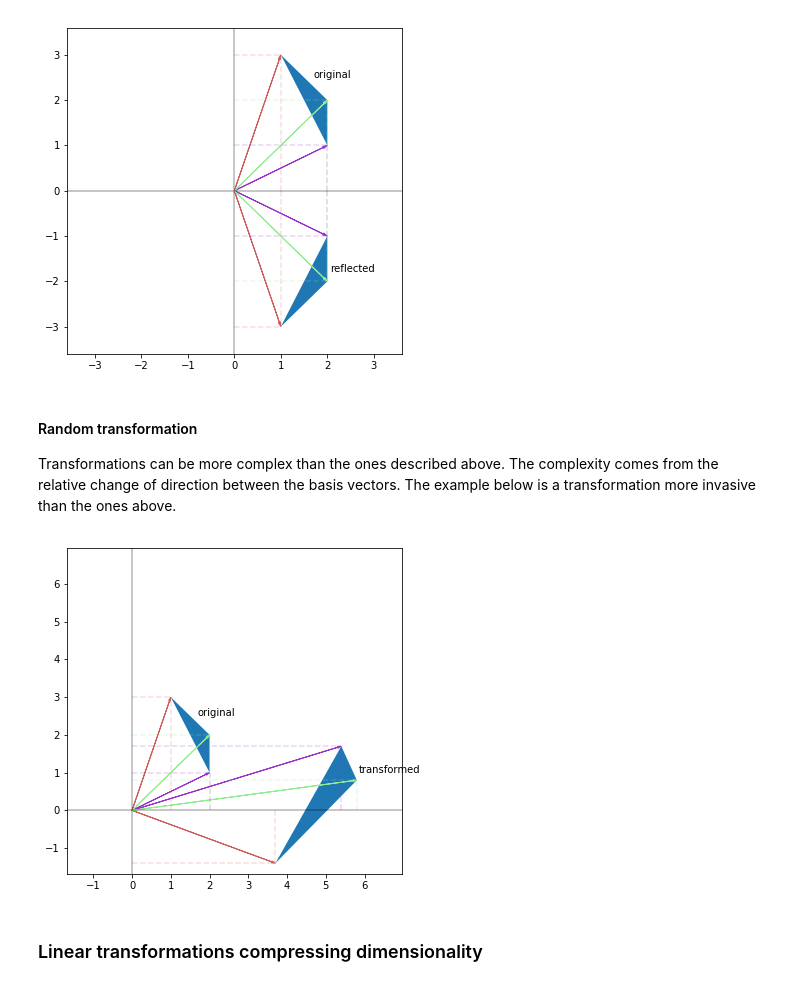
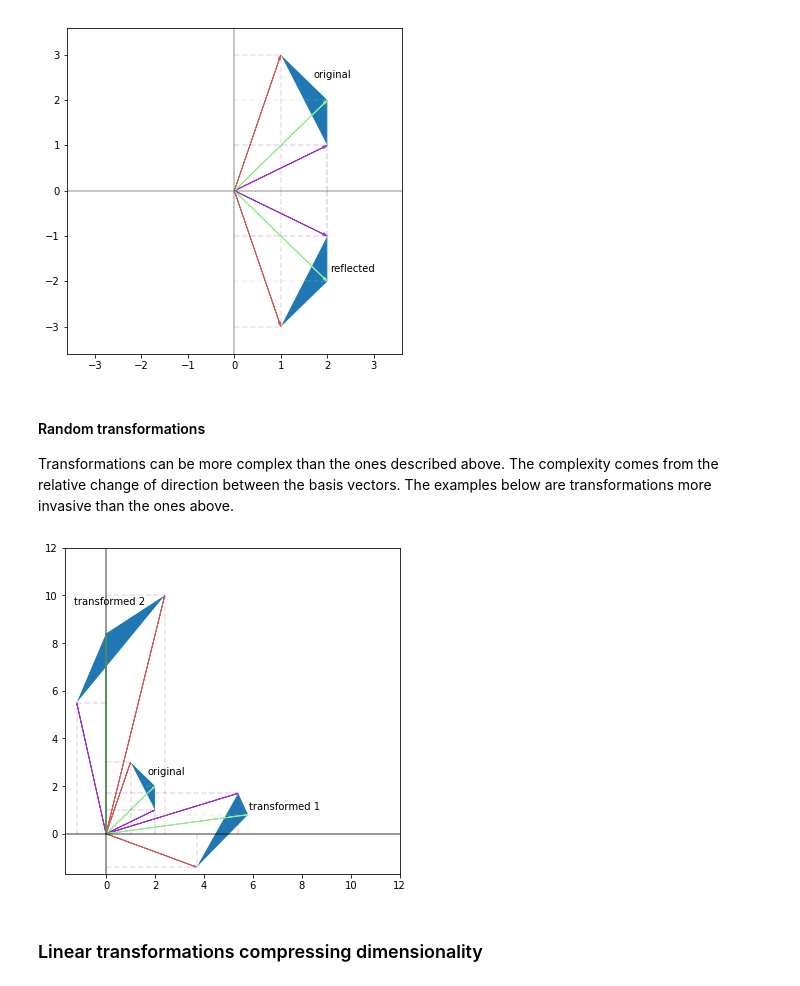
Before and after one commit to koulakis/interactive-math-for-data-science, a Jupyter notebook: linear_algebra.ipynb, the cells around one changed output. Saved outputs shown, nothing was run; the diff lists cells and outputs as text; code cells hidden in the pictures.

Commit message:
Second random transformation.

```diff
--- a/linear_algebra.ipynb
+++ b/linear_algebra.ipynb
@@ -412,26 +412,35 @@ plt.show()
 # %% [output]
 [figure]
 # %% [markdown]
-#### Random transformation
-Transformations can be more complex than the ones described above. The complexity comes from the relative change of direction between the basis vectors. The example below is a transformation more invasive than the ones above.
+#### Random transformations
+Transformations can be more complex than the ones described above. The complexity comes from the relative change of direction between the basis vectors. The examples below are transformations more invasive than the ones above.
 # %%
-any_matrix = np.array([
+any_matrix_1 = np.array([
     [2.5, 0.4],
     [1.3, -0.9]
 ])
 
-transformed_vectors = [np.matmul(any_matrix, vector) for vector in vectors]
+any_matrix_2 = np.array([
+    [-1.2, 1.2],
+    [1.3, 2.9]
+])
+
+transformed_vectors_1 = [np.matmul(any_matrix_1, vector) for vector in vectors]
+transformed_vectors_2 = [np.matmul(any_matrix_2, vector) for vector in vectors]
 
 plt.figure(figsize=(6, 6))
 plot_vectors_and_polygon(vectors, colors)
 plt.annotate('original', xy=vectors[2] + [-.3, .5])
 
-plot_vectors_and_polygon(transformed_vectors, colors)
-plt.annotate('transformed', xy=transformed_vectors[2] + [.05, .2])
+plot_vectors_and_polygon(transformed_vectors_1, colors)
+plt.annotate('transformed 1', xy=transformed_vectors_1[2] + [.05, .2])
+
+plot_vectors_and_polygon(transformed_vectors_2, colors)
+plt.annotate('transformed 2', xy=transformed_vectors_2[2] + [-1.3, 1.2])
 
 plt.show()
 # %% [output]
-[figure, old version]
+[figure, new version]
 # %% [markdown]
 ### Linear transformations compressing dimensionality
 # %% [markdown]
```
